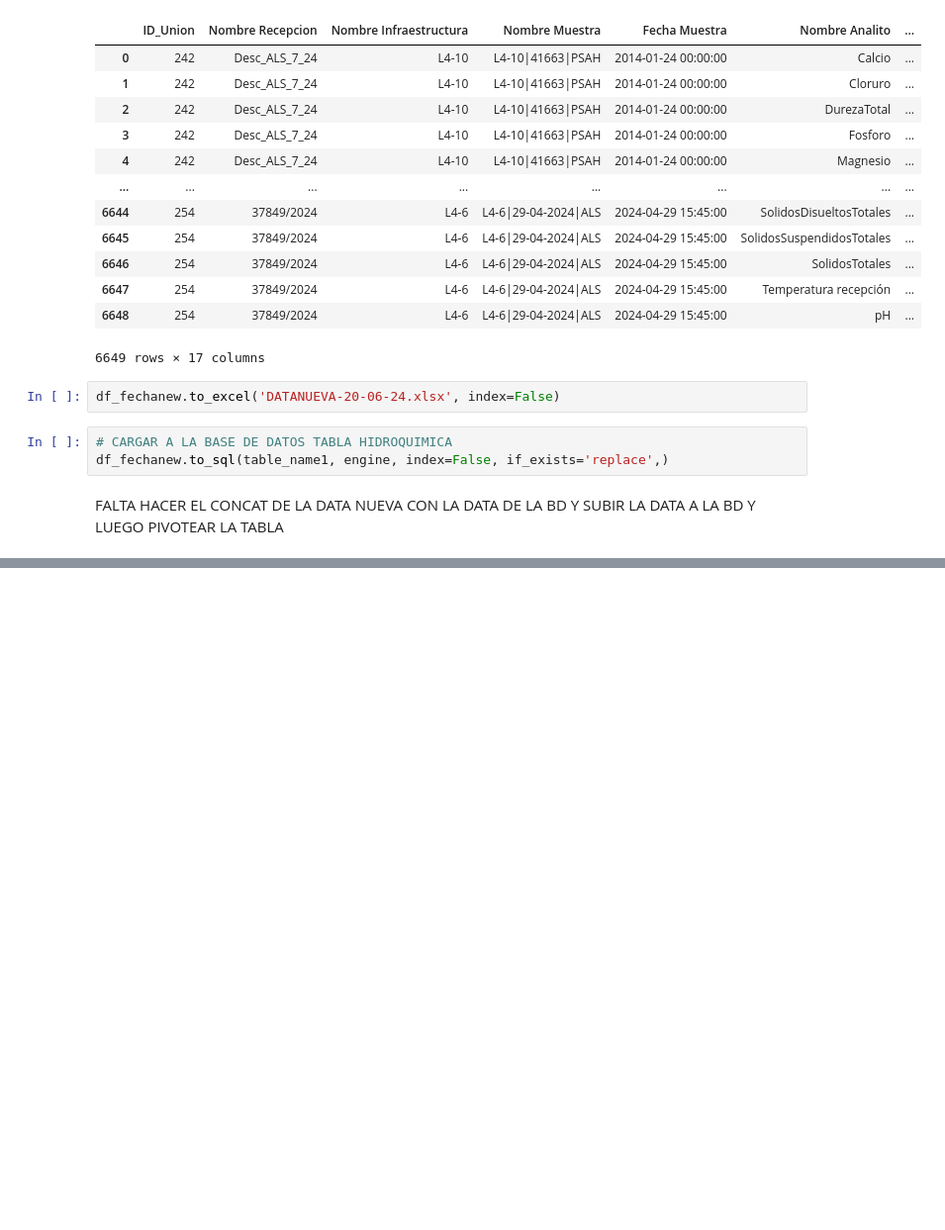
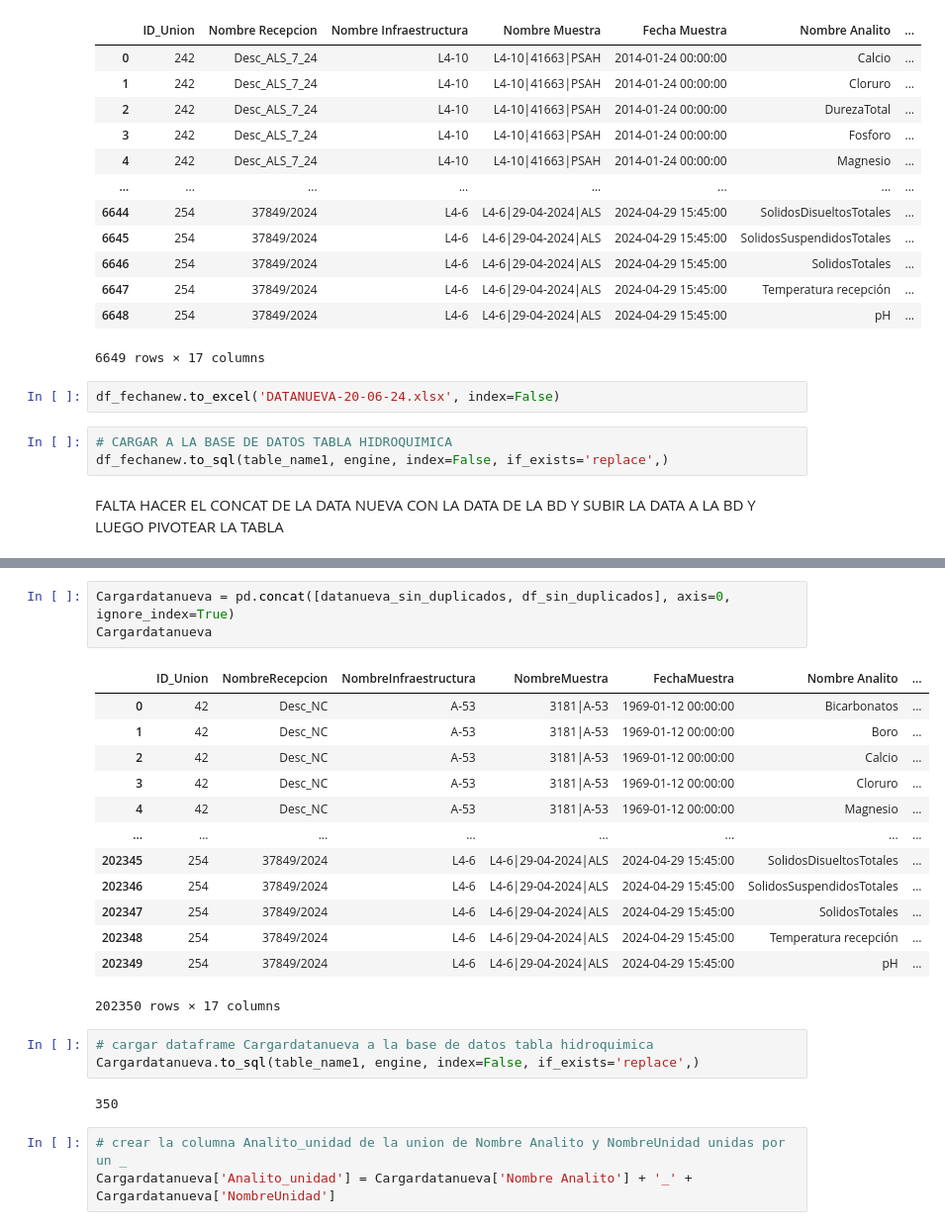
Before and after one commit to franciscoalejandro898/Tecnolog-a_Flow, a Jupyter notebook: SQM-HQ-ACT/pivot_table.ipynb, the cells around one changed output, grey strips where cells are left out. Shown: that part at 99% size. Cells and saved outputs as stored; diff of their text form; blank space fills up the shorter version.

```diff
--- a/SQM-HQ-ACT/pivot_table.ipynb
+++ b/SQM-HQ-ACT/pivot_table.ipynb
@@ -1733,0 +1870,25 @@ FALTA HACER EL CONCAT DE LA DATA NUEVA CON LA DATA DE LA BD Y SUBIR LA DATA A LA
+# %%
+Cargardatanueva = pd.concat([datanueva_sin_duplicados, df_sin_duplicados], axis=0, ignore_index=True)
+Cargardatanueva
+# %% [output]
+|  | ID_Union | NombreRecepcion | NombreInfraestructura | NombreMuestra | FechaMuestra | Nombre Analito | ... |
+| 0 | 42 | Desc_NC | A-53 | 3181|A-53 | 1969-01-12 00:00:00 | Bicarbonatos | ... |
+| 1 | 42 | Desc_NC | A-53 | 3181|A-53 | 1969-01-12 00:00:00 | Boro | ... |
+| 2 | 42 | Desc_NC | A-53 | 3181|A-53 | 1969-01-12 00:00:00 | Calcio | ... |
+| 3 | 42 | Desc_NC | A-53 | 3181|A-53 | 1969-01-12 00:00:00 | Cloruro | ... |
+| 4 | 42 | Desc_NC | A-53 | 3181|A-53 | 1969-01-12 00:00:00 | Magnesio | ... |
+| ... | ... | ... | ... | ... | ... | ... | ... |
+| 202345 | 254 | 37849/2024 | L4-6 | L4-6|29-04-2024|ALS | 2024-04-29 15:45:00 | SolidosDisueltosTotales | ... |
+| 202346 | 254 | 37849/2024 | L4-6 | L4-6|29-04-2024|ALS | 2024-04-29 15:45:00 | SolidosSuspendidosTotales | ... |
+| 202347 | 254 | 37849/2024 | L4-6 | L4-6|29-04-2024|ALS | 2024-04-29 15:45:00 | SolidosTotales | ... |
+| 202348 | 254 | 37849/2024 | L4-6 | L4-6|29-04-2024|ALS | 2024-04-29 15:45:00 | Temperatura recepción | ... |
+| 202349 | 254 | 37849/2024 | L4-6 | L4-6|29-04-2024|ALS | 2024-04-29 15:45:00 | pH | ... |
+202350 rows × 17 columns
+# %%
+# cargar dataframe Cargardatanueva a la base de datos tabla hidroquimica
+Cargardatanueva.to_sql(table_name1, engine, index=False, if_exists='replace',)
+# %% [output]
+350
+# %%
+# crear la columna Analito_unidad de la union de Nombre Analito y NombreUnidad unidas por un _
+Cargardatanueva['Analito_unidad'] = Cargardatanueva['Nombre Analito'] + '_' + Cargardatanueva['NombreUnidad']
```
Also changed, not shown: parts of 19 cells of this notebook, 1 other file.
